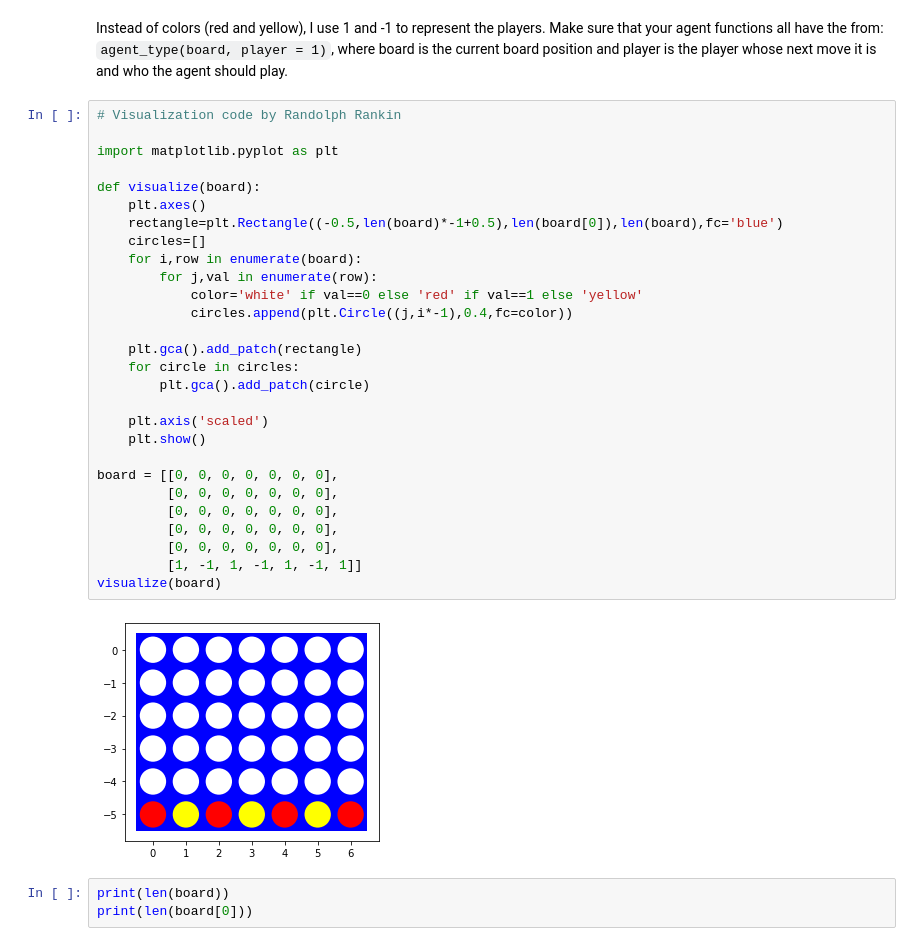
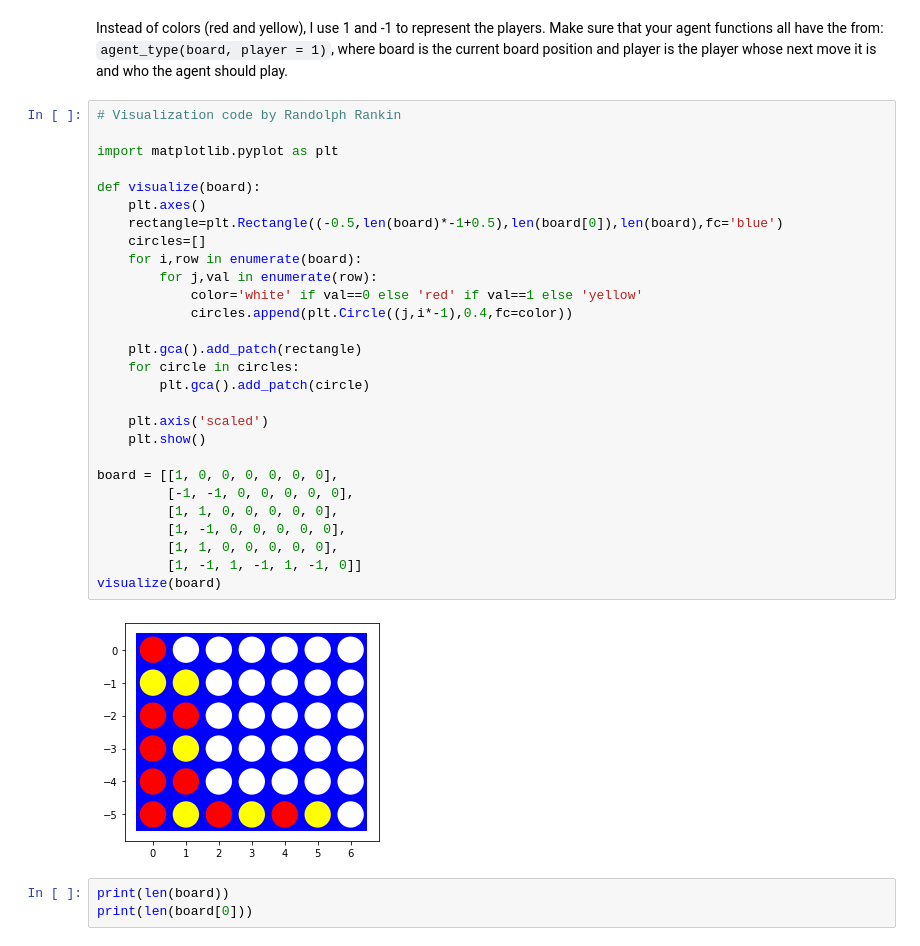
Before and after one commit to Naishur-M/CS7320-AI, a Jupyter notebook: Games/assignment_connect4.ipynb, the cells around one changed output. Saved outputs shown, nothing was run; the diff lists cells and outputs as text.

```diff
--- a/Games/assignment_connect4.ipynb
+++ b/Games/assignment_connect4.ipynb
@@ -58,33 +71,33 @@ Instead of colors (red and yellow), I use 1 and -1 to represent the players. Mak
 # %%
 # Visualization code by Randolph Rankin
 
 import matplotlib.pyplot as plt
 
 def visualize(board):
     plt.axes()
     rectangle=plt.Rectangle((-0.5,len(board)*-1+0.5),len(board[0]),len(board),fc='blue')
     circles=[]
     for i,row in enumerate(board):
         for j,val in enumerate(row):
             color='white' if val==0 else 'red' if val==1 else 'yellow'
             circles.append(plt.Circle((j,i*-1),0.4,fc=color))
 
     plt.gca().add_patch(rectangle)
     for circle in circles:
         plt.gca().add_patch(circle)
 
     plt.axis('scaled')
     plt.show()
 
-board = [[0, 0, 0, 0, 0, 0, 0],
-         [0, 0, 0, 0, 0, 0, 0],
-         [0, 0, 0, 0, 0, 0, 0],
-         [0, 0, 0, 0, 0, 0, 0],
-         [0, 0, 0, 0, 0, 0, 0],
-         [1, -1, 1, -1, 1, -1, 1]]
+board = [[1, 0, 0, 0, 0, 0, 0],
+         [-1, -1, 0, 0, 0, 0, 0],
+         [1, 1, 0, 0, 0, 0, 0],
+         [1, -1, 0, 0, 0, 0, 0],
+         [1, 1, 0, 0, 0, 0, 0],
+         [1, -1, 1, -1, 1, -1, 0]]
 visualize(board)
 # %% [output]
-[figure, old version]
+[figure, new version]
 # %%
 print(len(board))
 print(len(board[0]))
```
Also changed, not shown: parts of 14 cells of this notebook.
